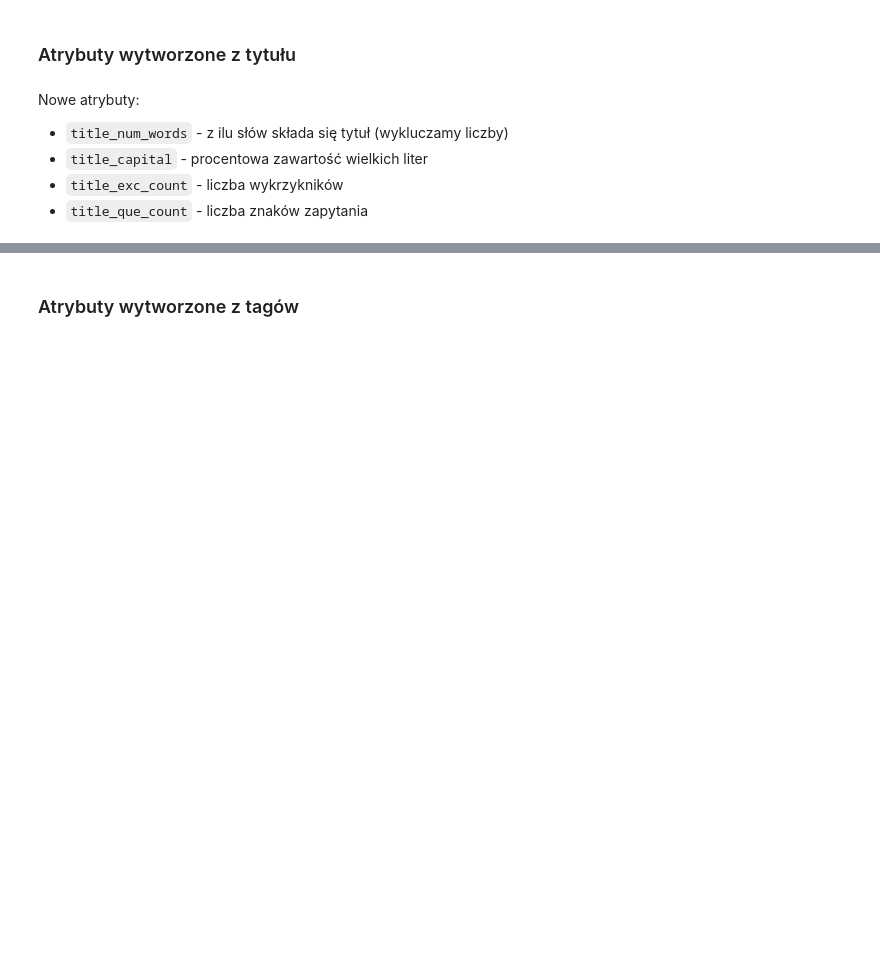
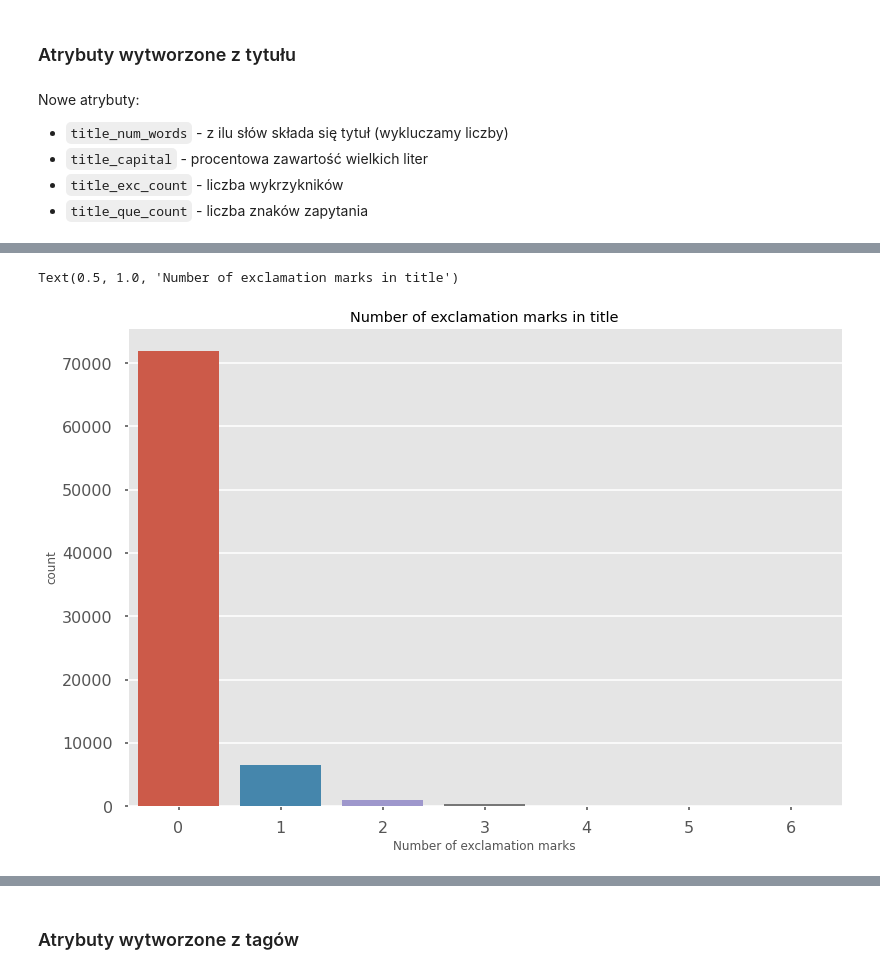
Before and after one commit to marrry/PED_YT, a Jupyter notebook: wstepne_wykresy.ipynb, the cells around one changed output, grey strips where cells are left out. Saved outputs shown, nothing was run; the diff lists cells and outputs as text; code cells hidden in the pictures; blank space fills up the shorter version.

```diff
--- a/wstepne_wykresy.ipynb
+++ b/wstepne_wykresy.ipynb
@@ -558,0 +568,7 @@ data.title_num_words.hist()
+# %%
+sns.countplot(data.title_exc_count)
+plt.xlabel("Number of exclamation marks");
+plt.title('Number of exclamation marks in title')
+# %% [output]
+Text(0.5, 1.0, 'Number of exclamation marks in title')
+[figure, added]
```
Also changed, not shown: parts of 23 cells of this notebook, 1 other file.
